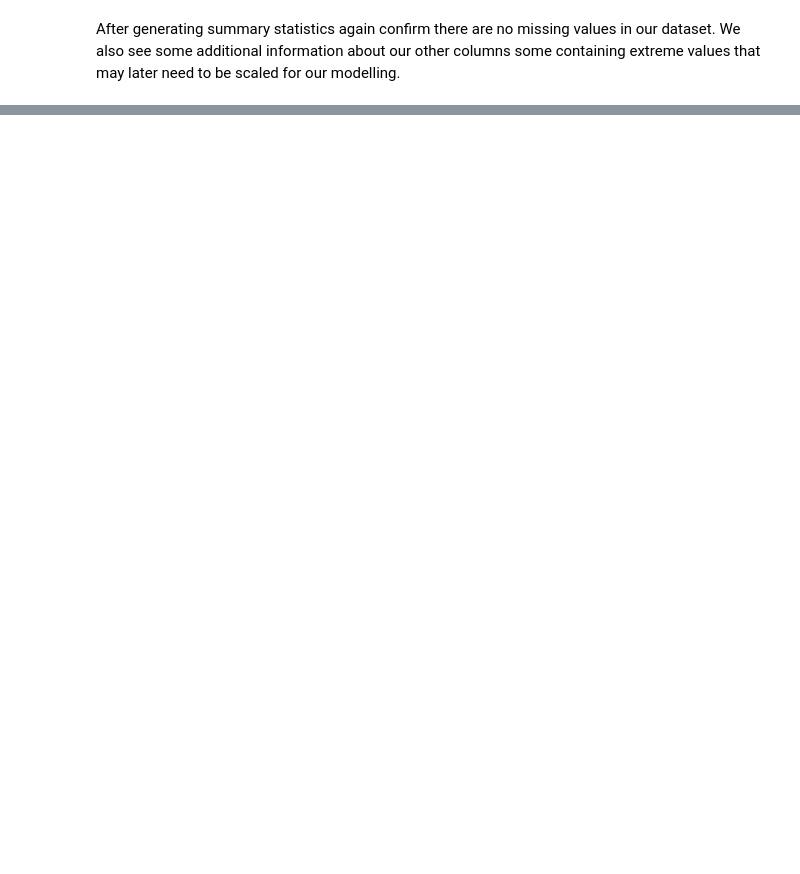
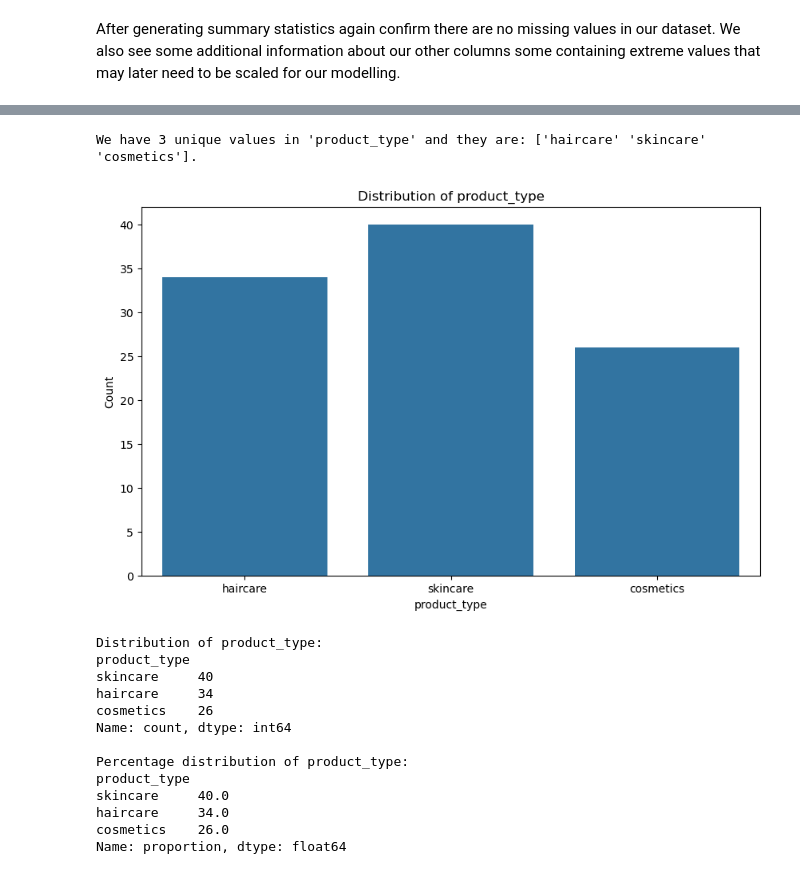
Before and after one commit to atharvakapadnis/supply-chain-analytics, a Jupyter notebook: P1/data1_analysis.ipynb, the cells around one changed output, grey strips where cells are left out. Saved outputs shown, nothing was run; the diff lists cells and outputs as text; code cells hidden in the pictures; blank space fills up the shorter version.

```diff
--- a/P1/data1_analysis.ipynb
+++ b/P1/data1_analysis.ipynb
@@ -100,0 +122,54 @@ After generating summary statistics again confirm there are no missing values in
+# %%
+import matplotlib.pyplot as plt
+
+# Let's create a function for our preliminary analysis, this will allow us to use the same funcitonality wherever needed reducing the amount of code we right and improving reusability.
+
+def analyse_column(df, col):
+    """
+    Function to analyse catgorical columns. Takes two parameters:
+    - df: A pandas dataframe that contains our dataset
+    - col: Name of the column that we want to analyse.
+
+    The fucntion has three parts:
+    - For the first part of our function we find the number of uniques values and what those values are.
+    - We then plot a graphical representation of our column.
+    - Then we display the value counts of that specific column and what their percentage distribution is.
+    """
+    # Unique values and count
+    unique_count = df[col].nunique()
+    unique_values = df[col].unique()
+    print(f"We have {unique_count} unique values in '{col}' and they are: {unique_values}.\n")
+
+    # Plot distribution using seaborn countplot
+    plt.figure(figsize=(10,6))
+    sns.countplot(data=df, x=col)
+    plt.title(f'Distribution of {col}')
+    plt.xlabel(col)
+    plt.ylabel('Count')
+    plt.show()
+
+    # Display value counts and percentage distribution
+    print(f"Distribution of {col}:")
+    print(df[col].value_counts())
+    print(f"\nPercentage distribution of {col}:")
+    print(df[col].value_counts(normalize=True).mul(100).round(1))
+# %%
+# Now everytime we want to analyse a column we will simply call our function.
+
+analyse_column(df, 'product_type')
+# %% [output]
+We have 3 unique values in 'product_type' and they are: ['haircare' 'skincare' 'cosmetics'].
+[figure, added]
+Distribution of product_type:
+product_type
+skincare     40
+haircare     34
+cosmetics    26
+Name: count, dtype: int64
+
+Percentage distribution of product_type:
+product_type
+skincare     40.0
+haircare     34.0
+cosmetics    26.0
+Name: proportion, dtype: float64
```
Also changed, not shown: parts of 18 cells of this notebook.
